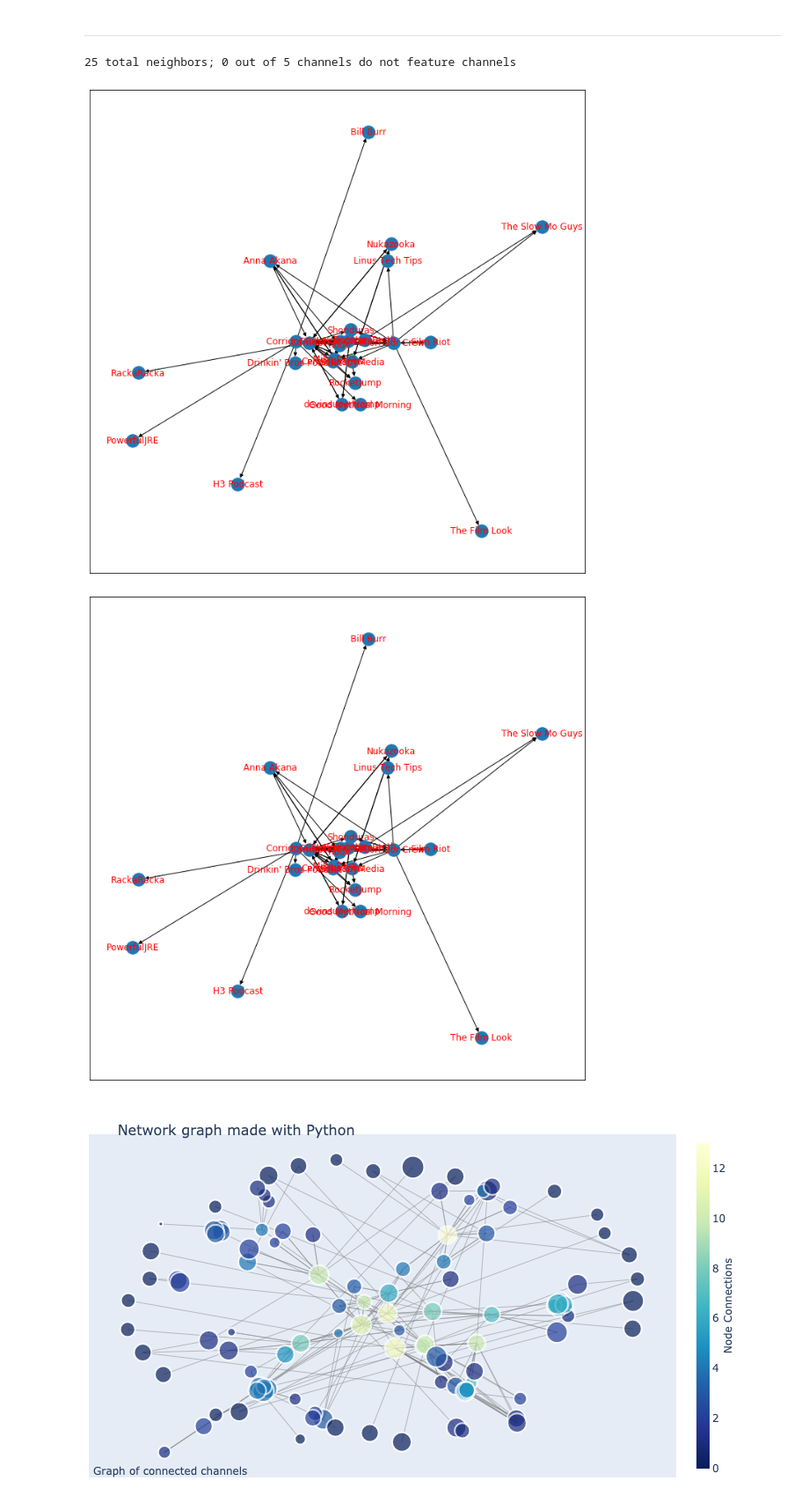
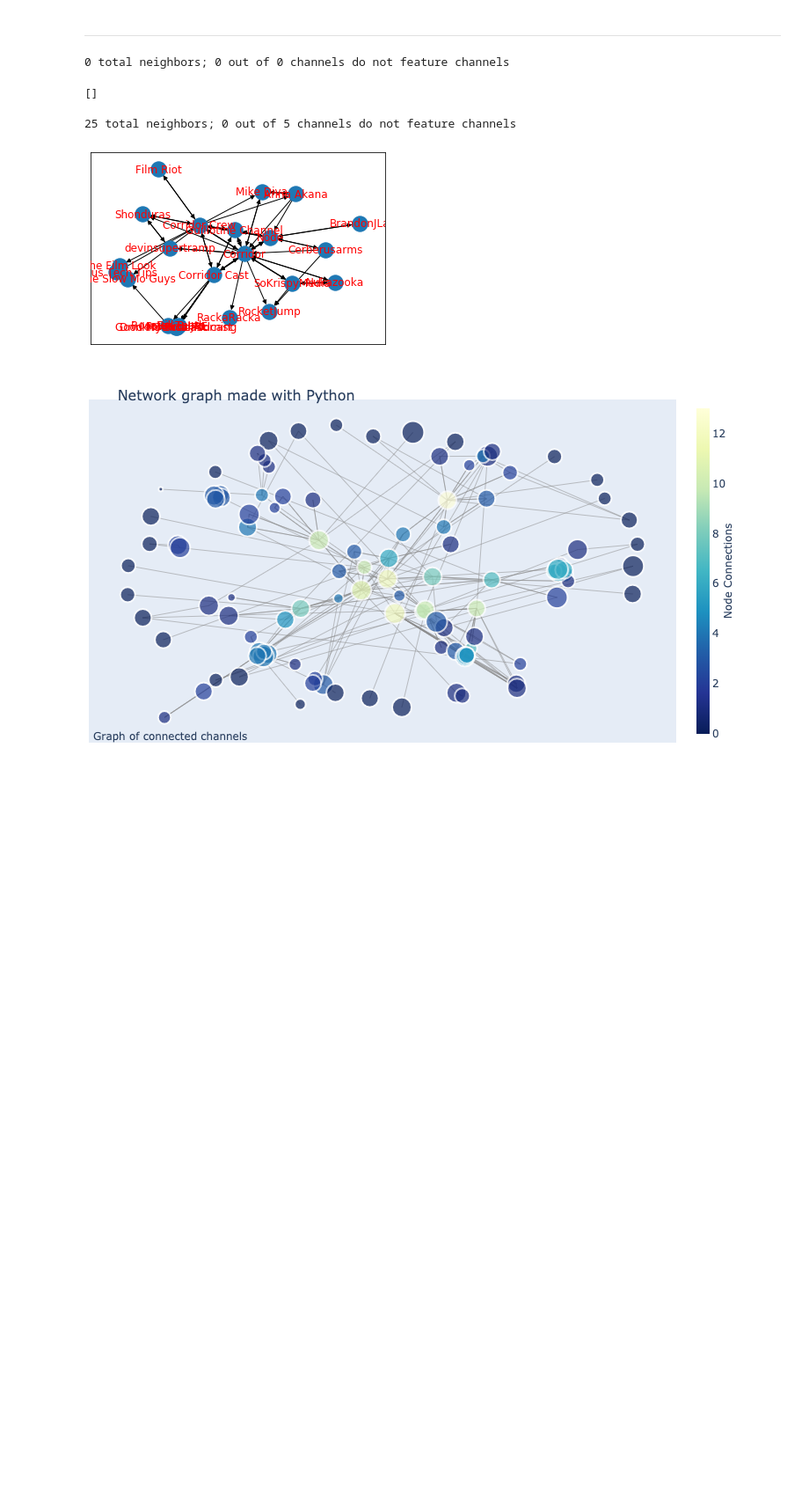
Before and after one commit to DanOvad/youtube-channel-analysis, a Jupyter notebook: youtube_data.ipynb, the cells around one changed output. Shown at 88% size. Cells and saved outputs as stored; diff of their text form; code cells hidden in the pictures; blank space fills up the shorter version.

Commit message:
Connected graphing network component, changed input from response list to channel id list

```diff
--- a/youtube_data.ipynb
+++ b/youtube_data.ipynb
@@ -161,28 +71,30 @@ CHANNELS_DETAILS_ITEMS_LIST = youtube_requests.youtube_channel_details_by_search
-# %%
-indices = [0,3,4,8,9]
-[channel['snippet']['title'] for channel in CHANNELS_DETAILS_ITEMS_LIST]
-CORRIDOR_FULL = [CHANNELS_DETAILS_ITEMS_LIST[i] for i in indices]
 # %% [markdown]
 -------
+# %%
+CORRIDOR_FULL_LIST = [channel['id'] for channel in CORRIDOR_FULL]
+# %%
+youtube_requests.youtube_channel_details_by_network([], 1)
+# %% [output]
+0 total neighbors; 0 out of 0 channels do not feature channels
+[]
 # %%
 # Get a list of dictionaries, where each dictionary represents details for a specific channel
-CHANNELS_DETAILS_ITEMS_LIST = youtube_requests.youtube_channel_details_by_network(CORRIDOR_FULL, 1)
+CHANNELS_DETAILS_ITEMS_LIST = youtube_requests.youtube_channel_details_by_network(CORRIDOR_FULL_LIST, 1)
 
 # Graph the network of channels
 G = network_graphs.create_nx_graph(CHANNELS_DETAILS_ITEMS_LIST, True)
 
 # Extract a columnar list of channel details
 CHANNELS_DETAILS_LIST = data_processing.extract_channel_details(CHANNELS_DETAILS_ITEMS_LIST)
 
 # Create a dataframe
 DF = data_processing.create_df_from_details_list(CHANNELS_DETAILS_LIST)
 
 # Graph G
 network_graphs.graph_nx_graph(G)
 # %% [output]
 25 total neighbors; 0 out of 5 channels do not feature channels
-[figure, old version]
+[figure, new version]
-[figure, removed]
 # %%
 network_graphs.plotly_network_graph(G)
 # %% [output]
```
Also changed, not shown: parts of 17 cells of this notebook, 3 other files.
